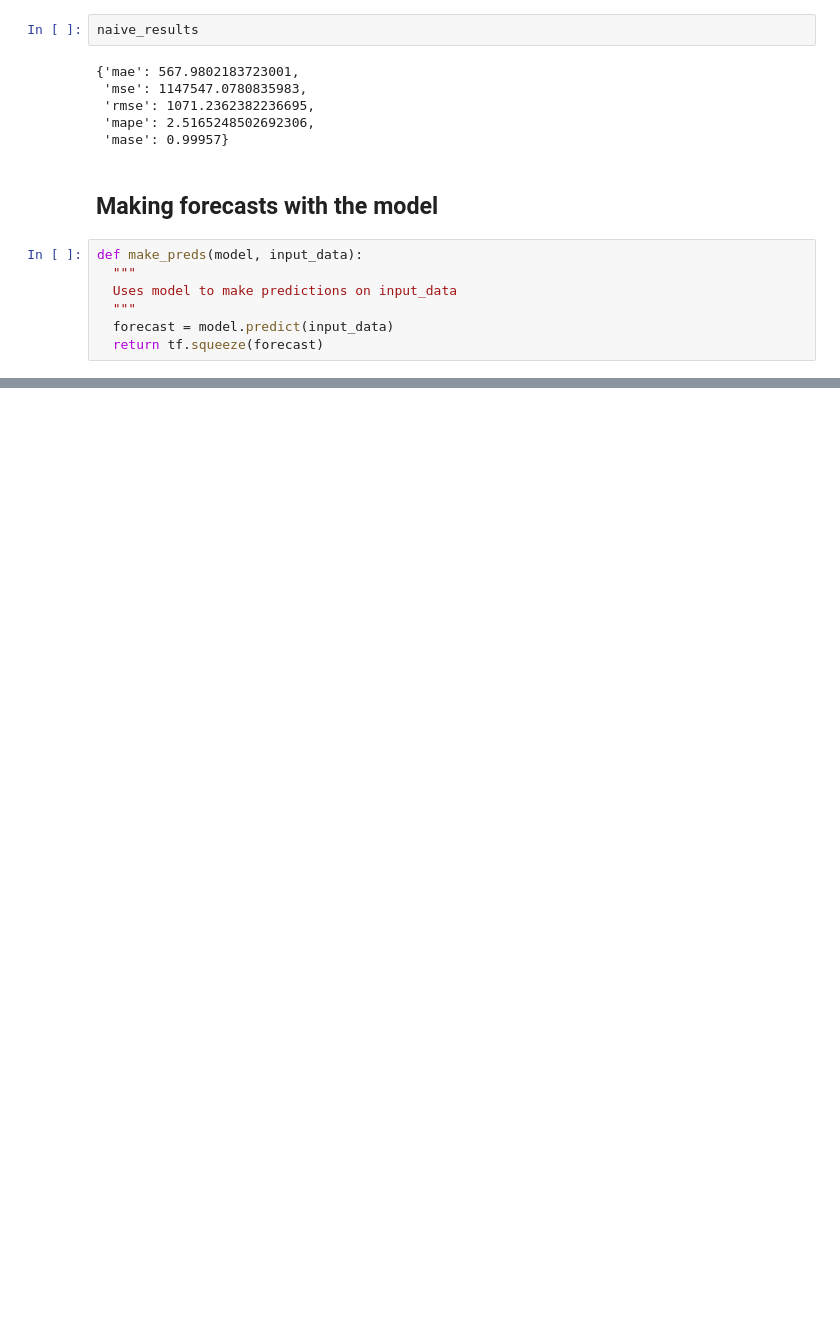
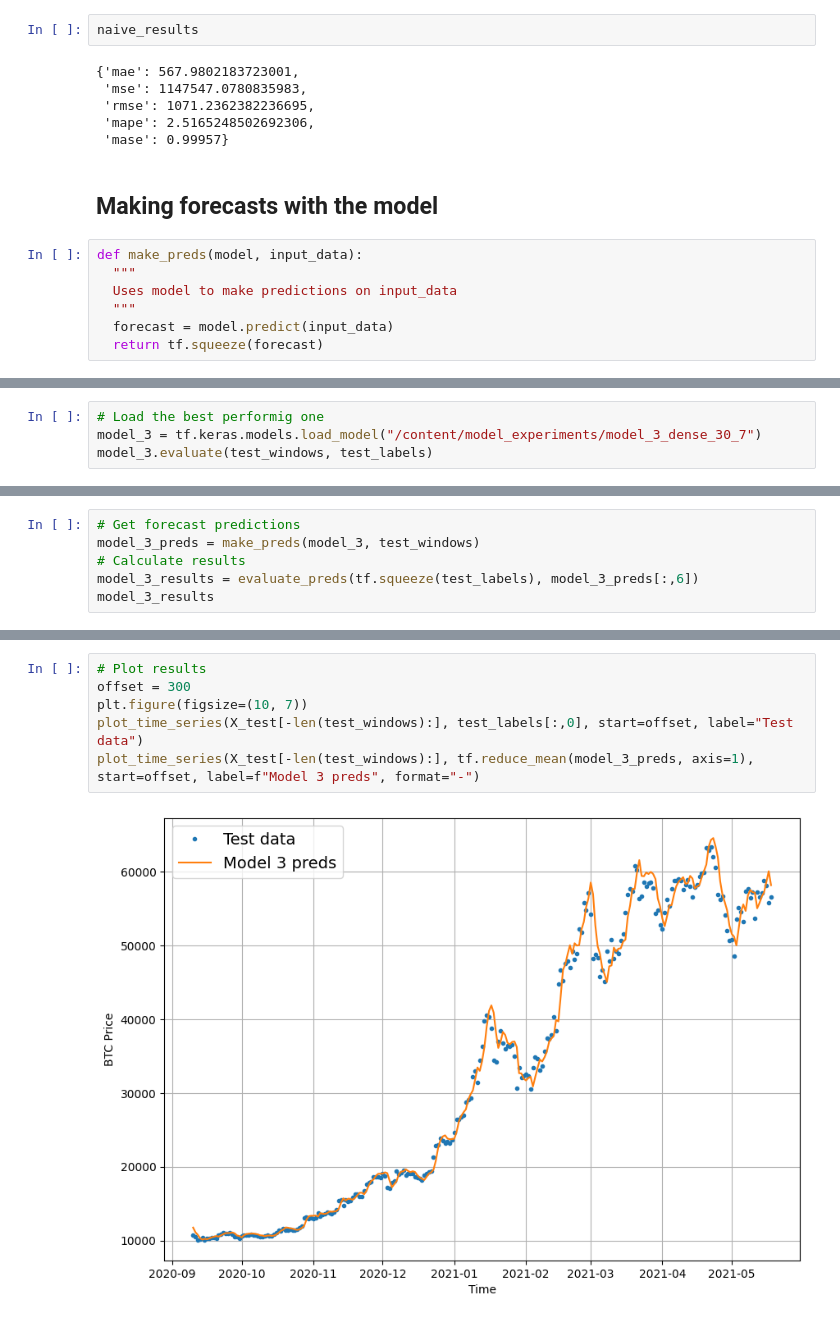
Before and after one commit to kacper-dobrow/tensorflow-course, a Jupyter notebook: 10_time_series_forecasting_with_tensorflow.ipynb, the cells around one changed output, grey strips where cells are left out. Drawn from its saved outputs; the diff is of its cells as text; blank space fills up the shorter version.

```diff
--- a/10_time_series_forecasting_with_tensorflow.ipynb
+++ b/10_time_series_forecasting_with_tensorflow.ipynb
@@ -501,0 +617,4 @@ https://en.wikipedia.org/wiki/Autoregressive_model
+# %%
+# Load the best performig one
+model_3 = tf.keras.models.load_model("/content/model_experiments/model_3_dense_30_7")
+model_3.evaluate(test_windows, test_labels)
@@ -501,0 +624,6 @@ https://en.wikipedia.org/wiki/Autoregressive_model
+# %%
+# Get forecast predictions
+model_3_preds = make_preds(model_3, test_windows)
+# Calculate results
+model_3_results = evaluate_preds(tf.squeeze(test_labels), model_3_preds[:,6])
+model_3_results
@@ -501,0 +685,8 @@ https://en.wikipedia.org/wiki/Autoregressive_model
+# %%
+# Plot results
+offset = 300
+plt.figure(figsize=(10, 7))
+plot_time_series(X_test[-len(test_windows):], test_labels[:,0], start=offset, label="Test data")
+plot_time_series(X_test[-len(test_windows):], tf.reduce_mean(model_3_preds, axis=1), start=offset, label=f"Model 3 preds", format="-")
+# %% [output]
+[figure, added]
```
Also changed, not shown: parts of 49 cells of this notebook.
